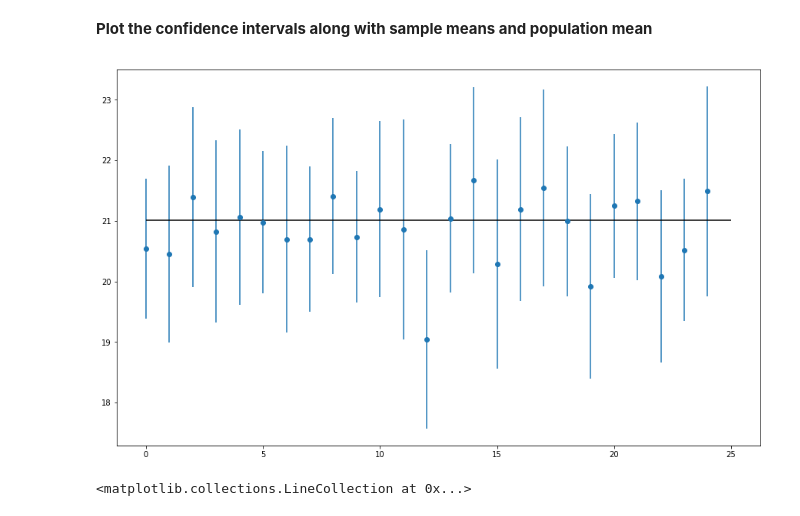
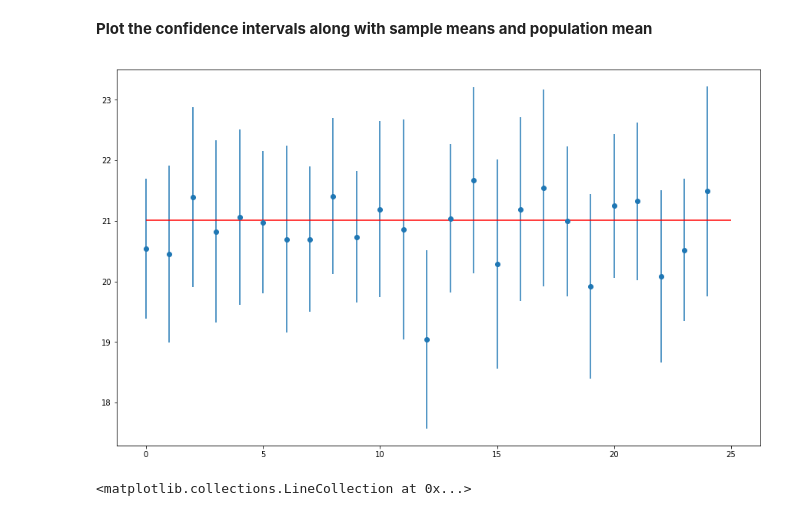
Before and after one commit to jeussantiago/dsc-2-19-17-confidence-intervals-with-t-distribution-lab-nyc-ds-career-031119, a Jupyter notebook: index.ipynb, the cells around one changed output. Drawn from its saved outputs; the diff is of its cells as text; code cells hidden in the pictures.

```diff
--- a/index.ipynb
+++ b/index.ipynb
@@ -189,22 +189,23 @@ for sample in range(25):
 # %%
 # Plot the confidence intervals with sample and population means
 # Draw the mean and confidence interval for each sample
 # Draw the population mean
 
 plt.figure(figsize=(15,9))
 
 plt.errorbar(x=np.arange(0,25,1),
              y=sample_means,
              yerr=[(top - bot)/2 for top, bot in intervals],
              fmt='o')
 
 plt.hlines(xmin=0, xmax= 25,
-           y=np.mean(population_ages))
+           y=np.mean(population_ages),
+           color='r')
 
 
 plt.show()
 # %% [output]
-[figure, old version]
+[figure, new version]
 # %%
 # %% [output]
 <matplotlib.collections.LineCollection at 0x...>
```
